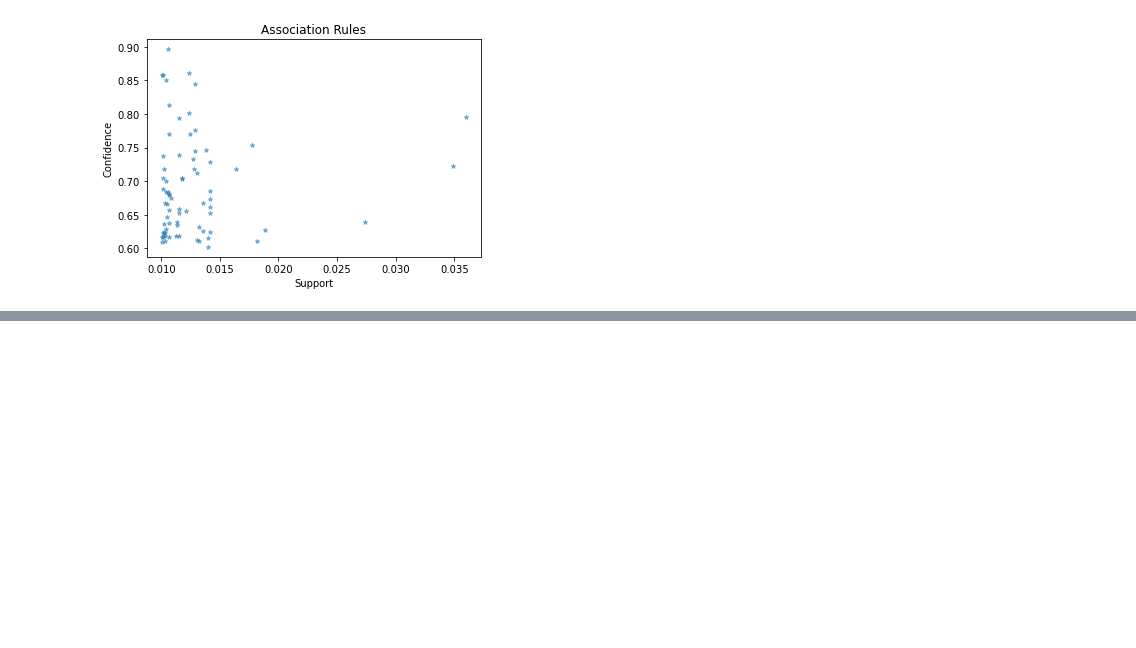
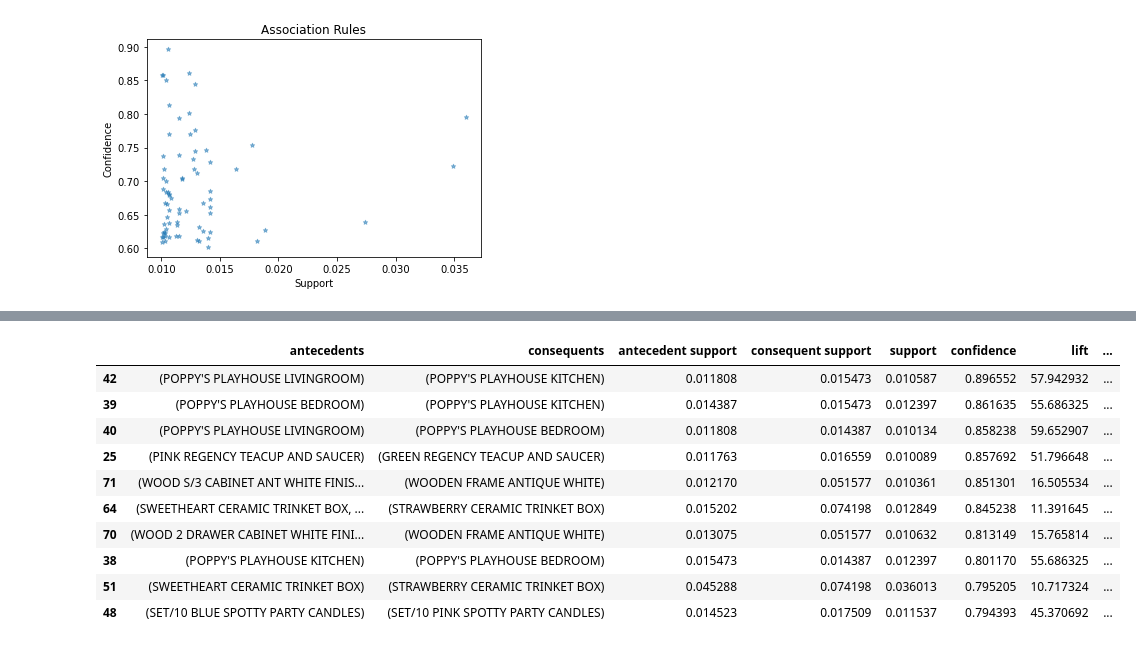
Before and after one commit to soumitrahazra/Market--Basket-Analysis, a Jupyter notebook: market_basket_analysis.ipynb, the cells around one changed output, grey strips where cells are left out. Cells and saved outputs as stored; diff of their text form; code cells hidden in the pictures; blank space fills up the shorter version.

```diff
--- a/market_basket_analysis.ipynb
+++ b/market_basket_analysis.ipynb
@@ -257,0 +318,15 @@ plt.show()
+# %%
+# sorting the rules in the descending order by confidence
+rules.sort_values(by='confidence', ascending=False)[0:10]
+# %% [output]
+|  | antecedents | consequents | antecedent support | consequent support | support | confidence | lift | ... |
+| 42 | (POPPY'S PLAYHOUSE LIVINGROOM) | (POPPY'S PLAYHOUSE KITCHEN) | 0.011808 | 0.015473 | 0.010587 | 0.896552 | 57.942932 | ... |
+| 39 | (POPPY'S PLAYHOUSE BEDROOM) | (POPPY'S PLAYHOUSE KITCHEN) | 0.014387 | 0.015473 | 0.012397 | 0.861635 | 55.686325 | ... |
+| 40 | (POPPY'S PLAYHOUSE LIVINGROOM) | (POPPY'S PLAYHOUSE BEDROOM) | 0.011808 | 0.014387 | 0.010134 | 0.858238 | 59.652907 | ... |
+| 25 | (PINK REGENCY TEACUP AND SAUCER) | (GREEN REGENCY TEACUP AND SAUCER) | 0.011763 | 0.016559 | 0.010089 | 0.857692 | 51.796648 | ... |
+| 71 | (WOOD S/3 CABINET ANT WHITE FINIS... | (WOODEN FRAME ANTIQUE WHITE) | 0.012170 | 0.051577 | 0.010361 | 0.851301 | 16.505534 | ... |
+| 64 | (SWEETHEART CERAMIC TRINKET BOX, ... | (STRAWBERRY CERAMIC TRINKET BOX) | 0.015202 | 0.074198 | 0.012849 | 0.845238 | 11.391645 | ... |
+| 70 | (WOOD 2 DRAWER CABINET WHITE FINI... | (WOODEN FRAME ANTIQUE WHITE) | 0.013075 | 0.051577 | 0.010632 | 0.813149 | 15.765814 | ... |
+| 38 | (POPPY'S PLAYHOUSE KITCHEN) | (POPPY'S PLAYHOUSE BEDROOM) | 0.015473 | 0.014387 | 0.012397 | 0.801170 | 55.686325 | ... |
+| 51 | (SWEETHEART CERAMIC TRINKET BOX) | (STRAWBERRY CERAMIC TRINKET BOX) | 0.045288 | 0.074198 | 0.036013 | 0.795205 | 10.717324 | ... |
+| 48 | (SET/10 BLUE SPOTTY PARTY CANDLES) | (SET/10 PINK SPOTTY PARTY CANDLES) | 0.014523 | 0.017509 | 0.011537 | 0.794393 | 45.370692 | ... |
```
Also changed, not shown: parts of 6 cells of this notebook.
